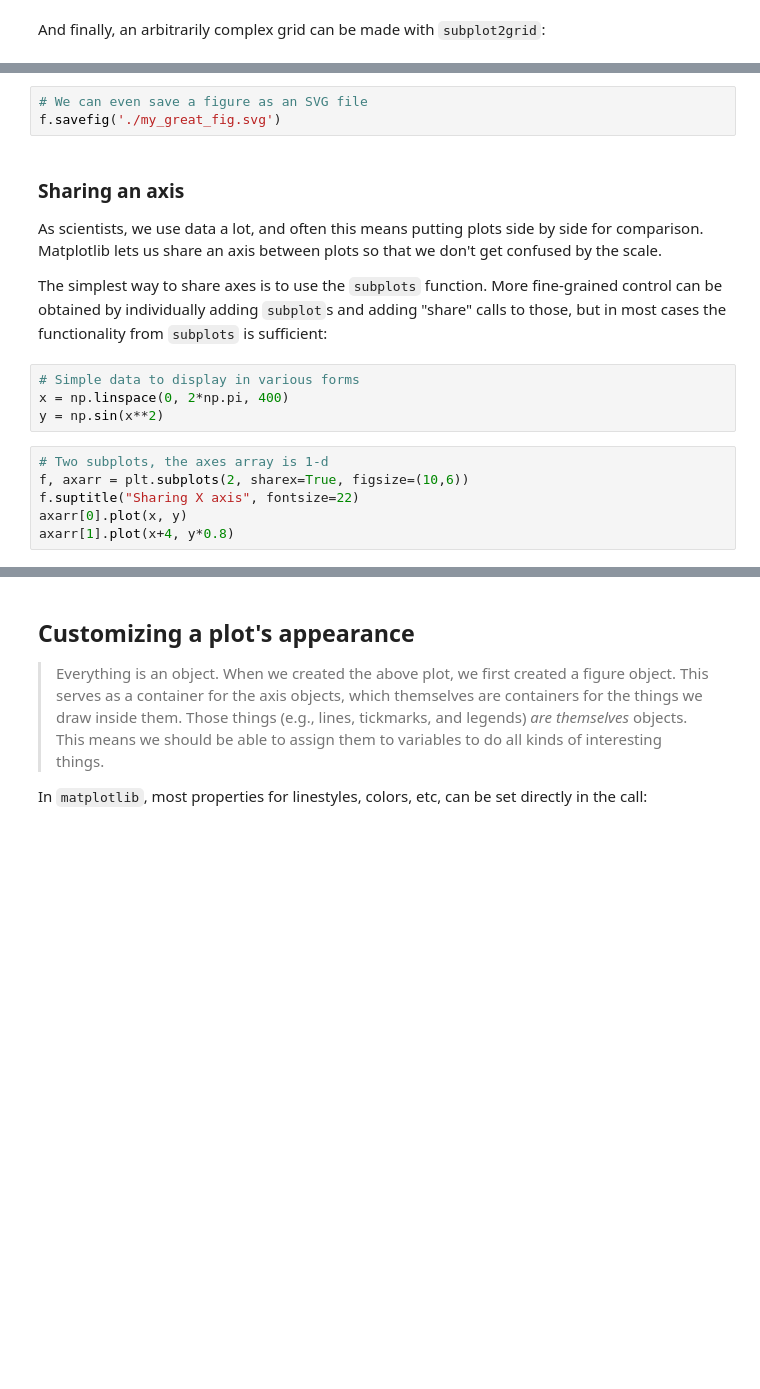
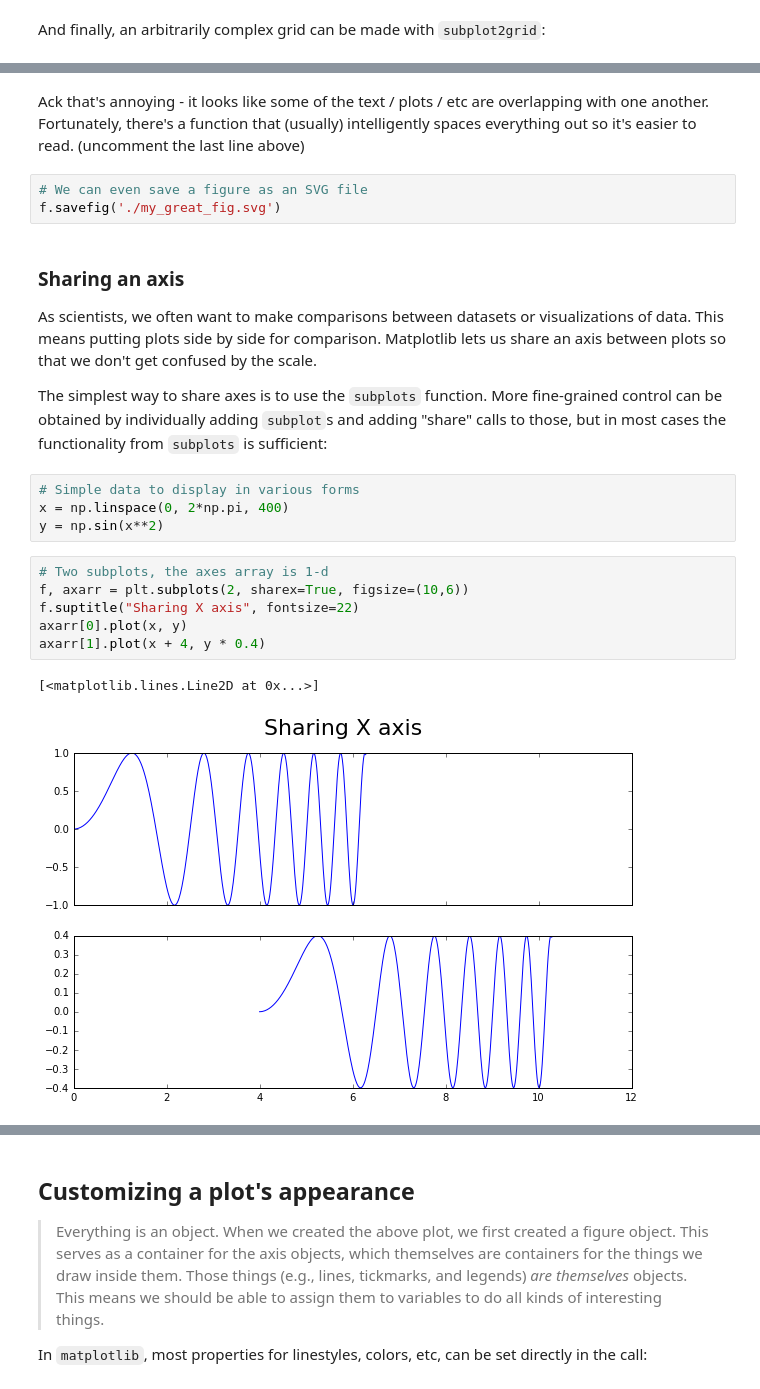
Before and after one commit to profjsb/python-bootcamp, a Jupyter notebook: Lectures/21_NumpyMatplotlib/IntroMatplolib.ipynb, the cells around one changed output, grey strips where cells are left out. Drawn from its saved outputs; the diff is of its cells as text; blank space fills up the shorter version.

```diff
--- a/Lectures/21_NumpyMatplotlib/IntroMatplolib.ipynb
+++ b/Lectures/21_NumpyMatplotlib/IntroMatplolib.ipynb
@@ -182,9 +207,11 @@ plt.tight_layout()
+# %% [markdown]
+Ack that's annoying - it looks like some of the text / plots / etc are overlapping with one another. Fortunately, there's a function that (usually) intelligently spaces everything out so it's easier to read. (uncomment the last line above)
 # %%
 # We can even save a figure as an SVG file
 f.savefig('./my_great_fig.svg')
 # %% [markdown]
 ### Sharing an axis
-As scientists, we use data a lot, and often this means putting plots side by side for comparison. Matplotlib lets us share an axis between plots so that we don't get confused by the scale.
+As scientists, we often want to make comparisons between datasets or visualizations of data. This means putting plots side by side for comparison. Matplotlib lets us share an axis between plots so that we don't get confused by the scale.
 
 The simplest way to share axes is to use the ``subplots`` function.  More
 fine-grained control can be obtained by individually adding ``subplot``s and adding
@@ -196,9 +223,12 @@ y = np.sin(x**2)
 # %%
 # Two subplots, the axes array is 1-d
 f, axarr = plt.subplots(2, sharex=True, figsize=(10,6))
 f.suptitle("Sharing X axis", fontsize=22)
 axarr[0].plot(x, y)
-axarr[1].plot(x+4, y*0.8)
+axarr[1].plot(x + 4, y * 0.4)
+# %% [output]
+[<matplotlib.lines.Line2D at 0x...>]
+[figure, added]
 # %%
 # We can also share the y-axis
 f, (ax1, ax2) = plt.subplots(1, 2, sharey=True, figsize=(10,4))
```
Also changed, not shown: parts of 46 cells of this notebook, 2 other files.
